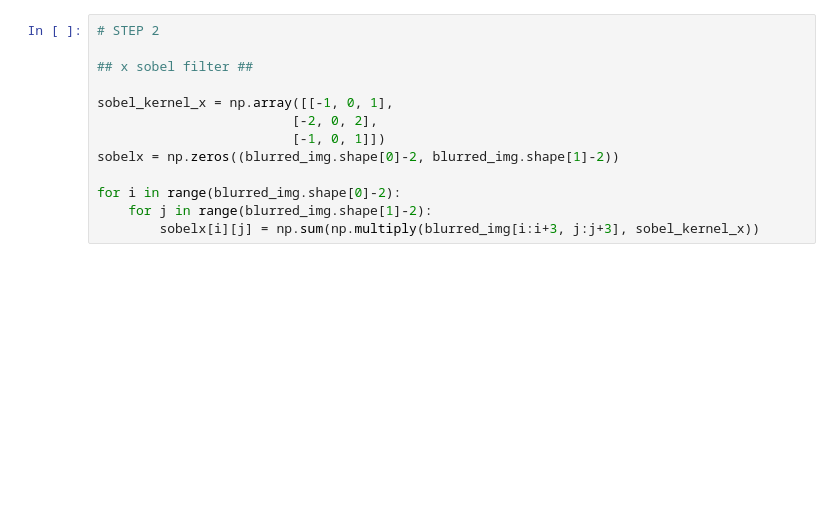
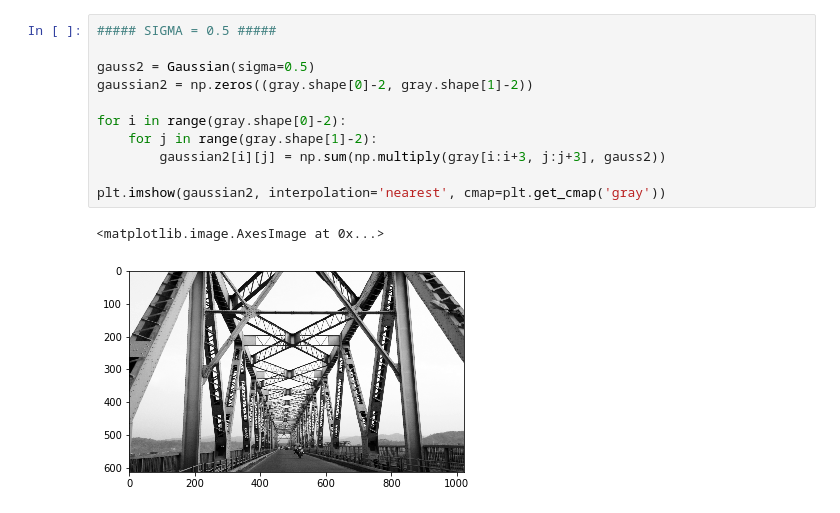
Before and after one commit to Vishu26/Computer-Vision, a Jupyter notebook: customGaussianFilter.ipynb, the cells around one changed output. Cells and saved outputs as stored; diff of their text form; blank space fills up the shorter version.

```diff
--- a/customGaussianFilter.ipynb
+++ b/customGaussianFilter.ipynb
@@ -42,14 +56,15 @@ plt.show()
 # %%
-# STEP 2
+##### SIGMA = 0.5 #####
 
-## x sobel filter ##
+gauss2 = Gaussian(sigma=0.5)
+gaussian2 = np.zeros((gray.shape[0]-2, gray.shape[1]-2))
 
-sobel_kernel_x = np.array([[-1, 0, 1],
-                         [-2, 0, 2],
-                         [-1, 0, 1]])
-sobelx = np.zeros((blurred_img.shape[0]-2, blurred_img.shape[1]-2))
+for i in range(gray.shape[0]-2):
+    for j in range(gray.shape[1]-2):
+        gaussian2[i][j] = np.sum(np.multiply(gray[i:i+3, j:j+3], gauss2))
 
-for i in range(blurred_img.shape[0]-2):
-    for j in range(blurred_img.shape[1]-2):
-        sobelx[i][j] = np.sum(np.multiply(blurred_img[i:i+3, j:j+3], sobel_kernel_x))
+plt.imshow(gaussian2, interpolation='nearest', cmap=plt.get_cmap('gray'))
+# %% [output]
+<matplotlib.image.AxesImage at 0x...>
+[figure, added]
 # %%
```
Also changed, not shown: parts of 9 cells of this notebook.
